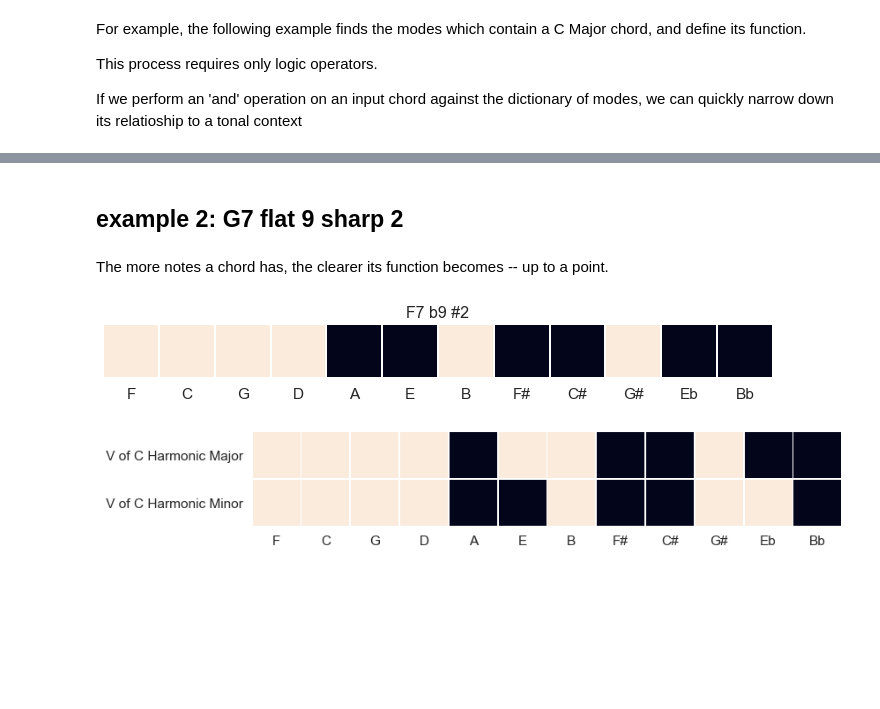
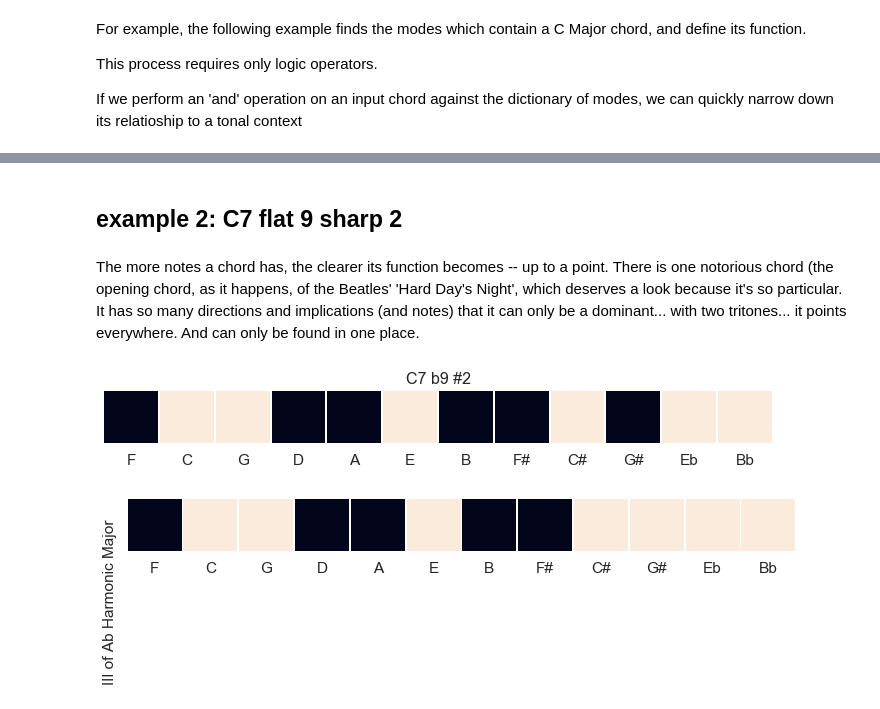
Before and after one commit to timsum/harmonypartition, a Jupyter notebook: jup/Chapter_3b_The_KP_List.ipynb, the cells around one changed output, grey strips where cells are left out. Cells and saved outputs as stored; diff of their text form; code cells hidden in the pictures; blank space fills up the shorter version.

Commit message:
KP_list
examples clarified: CM triad and C7 flat 9 sharp 2

```diff
--- a/jup/Chapter_3b_The_KP_List.ipynb
+++ b/jup/Chapter_3b_The_KP_List.ipynb
@@ -113,29 +50,29 @@ ipd.Audio(sequence, rate=44100)
 [figure]
 [interactive output not drawn]
 # %% [markdown]
-## example 2: G7 flat 9 sharp 2
+## example 2: C7 flat 9 sharp 2
-# %% [markdown]
-The more notes a chord has, the clearer its function becomes -- up to a point.
+# %% [markdown]
+The more notes a chord has, the clearer its function becomes -- up to a point. There is one notorious chord (the opening chord, as it happens, of the Beatles' 'Hard Day's Night', which deserves a look because it's so particular. It has so many directions and implications (and notes) that it can only be a dominant... with two tritones... it points everywhere. And can only be found in one place.
 # %%
-g7f9s2 = 0b101001011001
-g7f9s2_fifths = pt_utils.c_chrom_to_f_circle(g7f9s2)
+c7f9s2 = 0b110110010010
+c7f9s2_fifths = pt_utils.c_chrom_to_f_circle(c7f9s2)
 
-harmony.change_notegroup(g7f9s2)
+harmony.change_notegroup(c7f9s2)
 
 binary_list = [pt_keypattern.get_binary_KP(kpdve[0], kpdve[1]) for kpdve in harmony.current_kpdve_list]
 possible_states = [harmony_state.harmony_state(kpdve) for kpdve in harmony.current_kpdve_list]
 
 tonics = [a_state.current_function_string() + " of " + a_state.current_conv_mode_complete() for a_state in possible_states]
 
-jpt_pt.notegroup_heatmap(g7f9s2_fifths, title="F7 b9 #2")
+jpt_pt.notegroup_heatmap(c7f9s2_fifths, title="C7 b9 #2")
 
 jpt_pt.multiple_notegroup_heatmap(binary_list, yticks=tonics)
 patterns = [mode + disp for mode, disp in [pt_musicutils.get_tonic_mode_disp_tuple(kpdve) for kpdve in harmony.current_kpdve_list]]
 sequence = jpt_pt.link_ordered_wavestep_sequences(patterns, duration=4)
 sequence += jpt_pt.notegroup_wavepile(CM_triad, duration=4)
 
 ipd.Audio(sequence, rate=44100)
 # %% [output]
-[figure, old version]
+[figure, new version]
-[figure, old version]
+[figure, new version]
 [interactive output not drawn]
```
Also changed, not shown: parts of 1 cell of this notebook, 1 other file.
